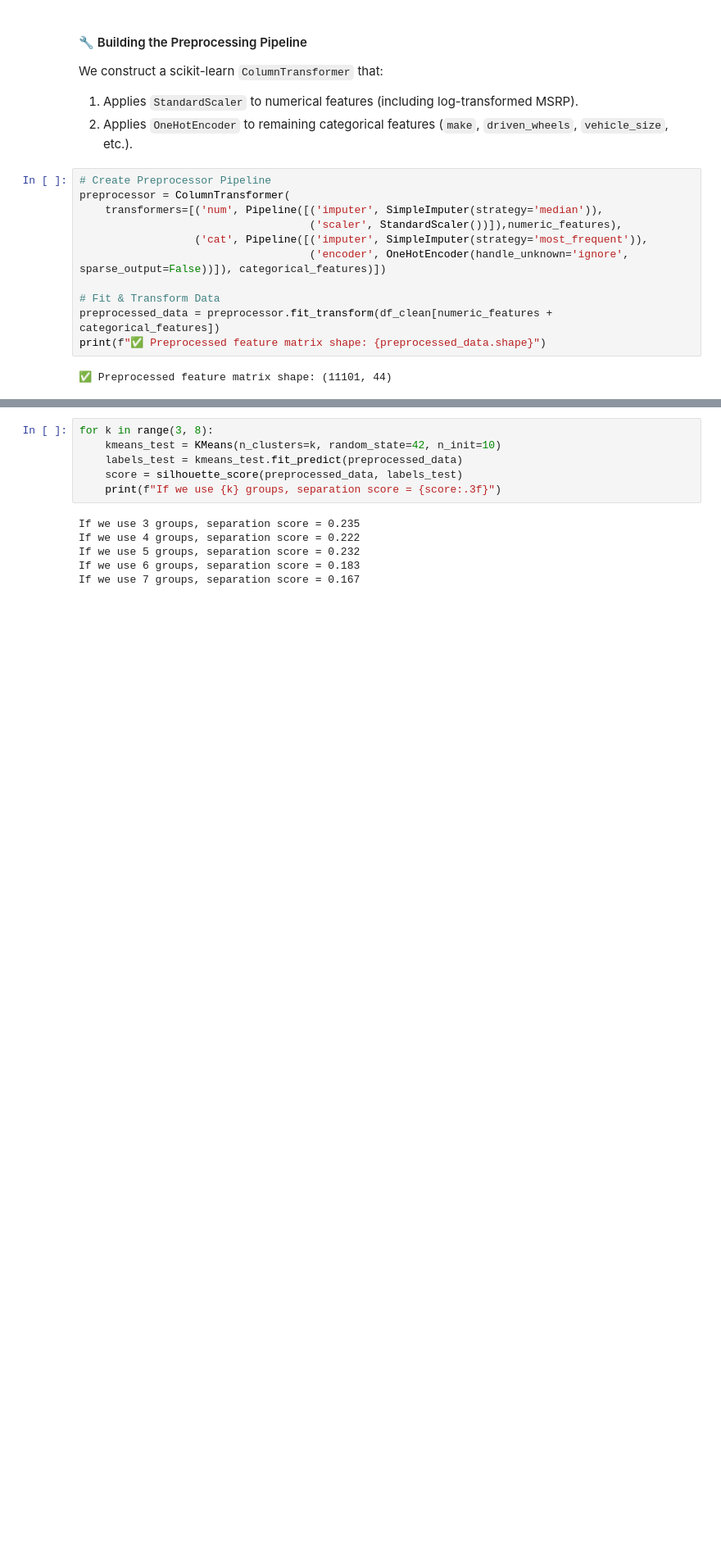
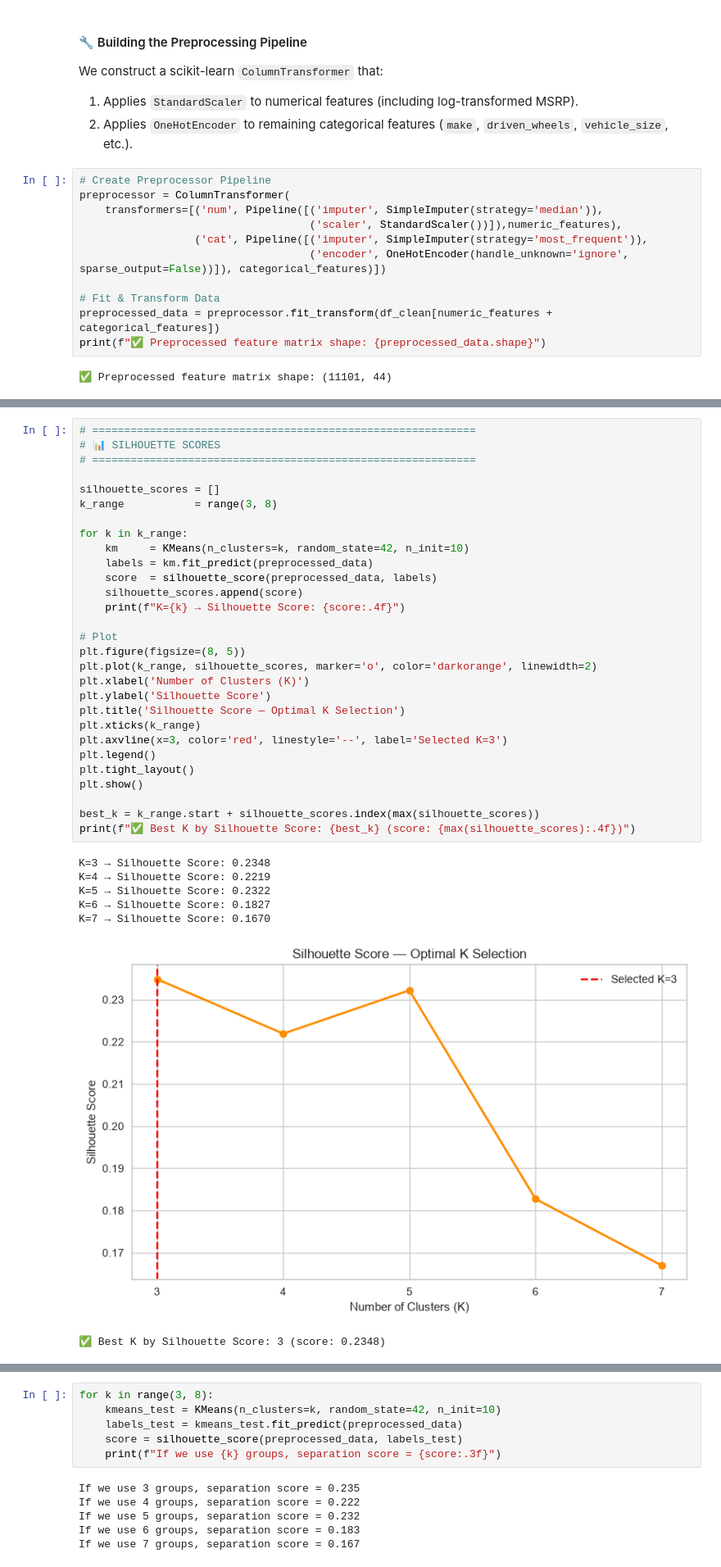
Before and after one commit to MaykInvest/car_clustering_kmeans, a Jupyter notebook: project.ipynb, the cells around one changed output, grey strips where cells are left out. Shown at 82% size. Saved outputs shown, nothing was run; the diff lists cells and outputs as text; blank space fills up the shorter version.

```diff
--- a/project.ipynb
+++ b/project.ipynb
@@ -479,3 +529,40 @@ print(f"✅ Preprocessed feature matrix shape: {preprocessed_data.shape}")
+# %%
+# ============================================================
+# 📊 SILHOUETTE SCORES
+# ============================================================
+
+silhouette_scores = []
+k_range           = range(3, 8)
+
+for k in k_range:
+    km     = KMeans(n_clusters=k, random_state=42, n_init=10)
+    labels = km.fit_predict(preprocessed_data)
+    score  = silhouette_score(preprocessed_data, labels)
+    silhouette_scores.append(score)
+    print(f"K={k} → Silhouette Score: {score:.4f}")
+
+# Plot
+plt.figure(figsize=(8, 5))
+plt.plot(k_range, silhouette_scores, marker='o', color='darkorange', linewidth=2)
+plt.xlabel('Number of Clusters (K)')
+plt.ylabel('Silhouette Score')
+plt.title('Silhouette Score — Optimal K Selection')
+plt.xticks(k_range)
+plt.axvline(x=3, color='red', linestyle='--', label='Selected K=3')
+plt.legend()
+plt.tight_layout()
+plt.show()
+
+best_k = k_range.start + silhouette_scores.index(max(silhouette_scores))
+print(f"✅ Best K by Silhouette Score: {best_k} (score: {max(silhouette_scores):.4f})")
+# %% [output]
+K=3 → Silhouette Score: 0.2348
+K=4 → Silhouette Score: 0.2219
+K=5 → Silhouette Score: 0.2322
+K=6 → Silhouette Score: 0.1827
+K=7 → Silhouette Score: 0.1670
+[figure, added]
+✅ Best K by Silhouette Score: 3 (score: 0.2348)
 # %% [markdown]
 #### 🔢 K - Groups
 
```
Also changed, not shown: parts of 8 cells of this notebook.
